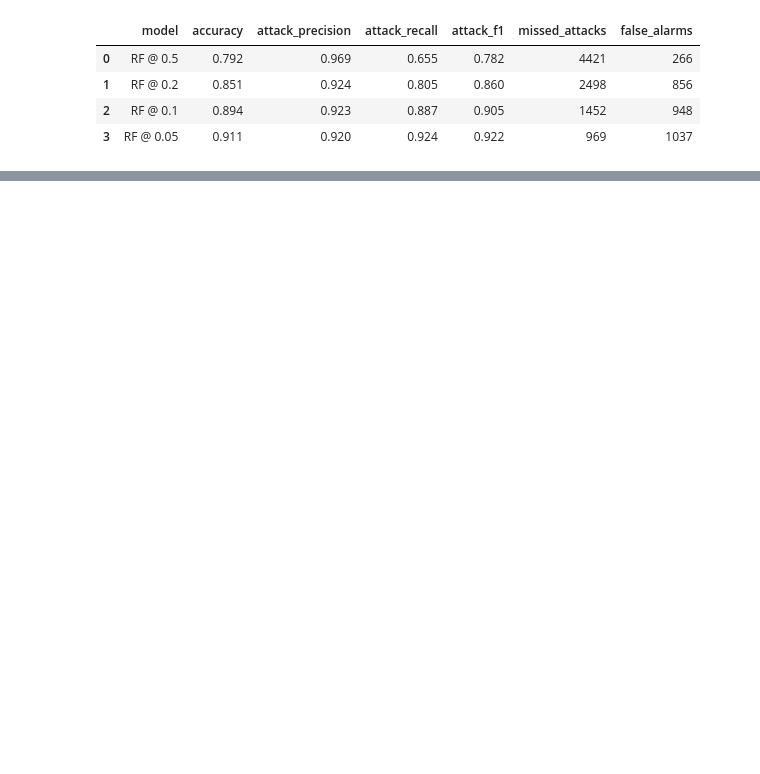
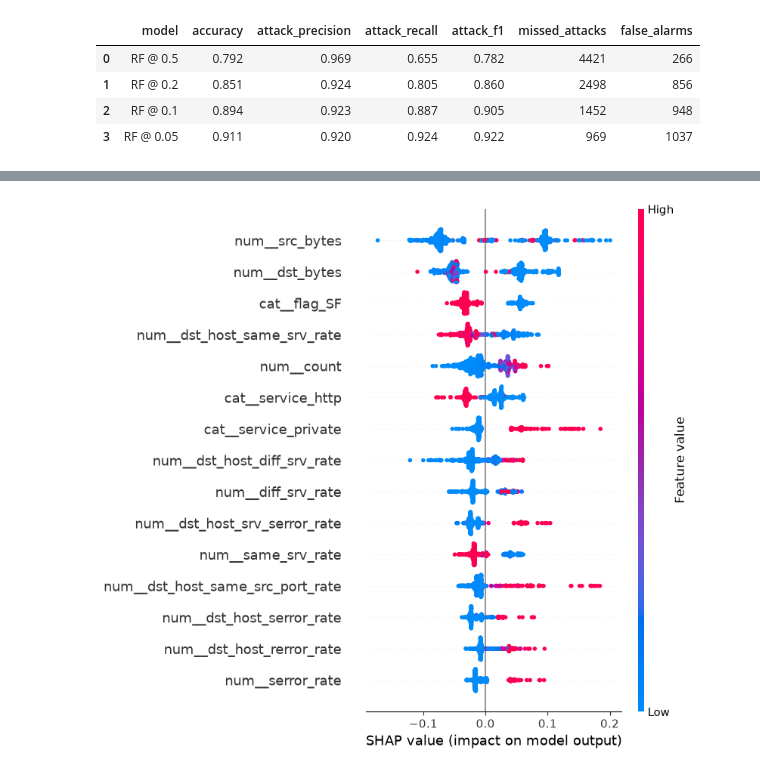
Before and after one commit to shlok3664/spiral, a Jupyter notebook: notebooks/02_pipeline.ipynb, the cells around one changed output, grey strips where cells are left out. Cells and saved outputs as stored; diff of their text form; code cells hidden in the pictures; blank space fills up the shorter version.

Commit message:
Add SHAP explanations to pipeline notebook

```diff
--- a/notebooks/02_pipeline.ipynb
+++ b/notebooks/02_pipeline.ipynb
@@ -44,0 +47,22 @@ cutoff_table("RF", y_test, proba)
+# %%
+import numpy as np
+import shap
+
+rf = fitted["Random Forest"]
+prep = rf.named_steps["prep"]
+clf = rf.named_steps["clf"]
+
+rng = np.random.default_rng(42)
+idx = rng.choice(len(X_test), size=500, replace=False)
+Xs = prep.transform(X_test.iloc[idx])
+if hasattr(Xs, "toarray"):
+    Xs = Xs.toarray()
+name = prep.get_feature_names_out()
+
+explainer = shap.TreeExplainer(clf)
+sv = explainer.shap_values(Xs)
+if isinstance(sv, list):
+    sv = sv[1]
+elif sv.ndim == 3:
+    sv = sv[:, :, 1]
+print(sv.shape, Xs.shape)
@@ -44,0 +94,4 @@ cutoff_table("RF", y_test, proba)
+# %%
+shap.summary_plot(sv, Xs, feature_names=name, max_display=15)
+# %% [output]
+[figure, added]
```
Also changed, not shown: parts of 11 cells of this notebook.
